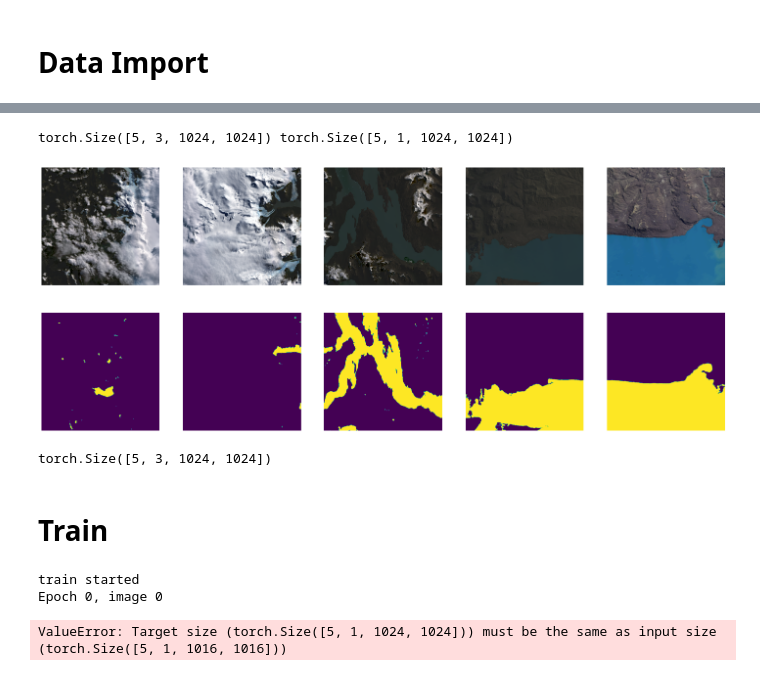
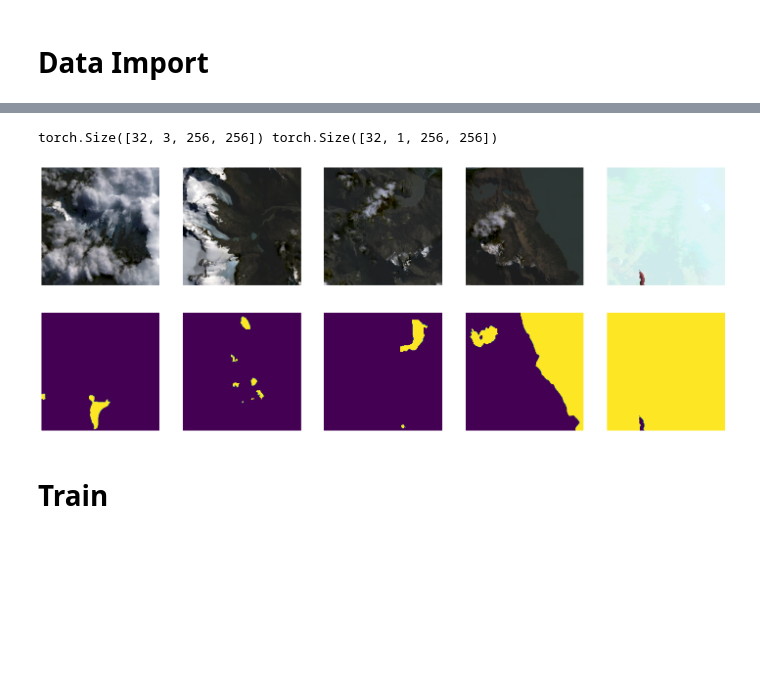
Before and after one commit to Chiffaa/Glacier-lakes-detection-using-multi-resolution-input-channels, a Jupyter notebook: demo.ipynb, the cells around one changed output, grey strips where cells are left out. Drawn from its saved outputs; the diff is of its cells as text; code cells hidden in the pictures; blank space fills up the shorter version.

```diff
--- a/demo.ipynb
+++ b/demo.ipynb
@@ -29,27 +43,21 @@ print(len(test_dataset))
-# %%
-train_loader = torch.utils.data.DataLoader(dataset=train_dataset, batch_size=batch_size)
-val_loader = torch.utils.data.DataLoader(dataset=val_dataset, batch_size=batch_size)
-test_loader = torch.utils.data.DataLoader(dataset=test_dataset, batch_size=batch_size)
-
-examples_train = iter(train_loader)
-samples_train, labels_train = next(examples_train)
-print(samples_train.shape, labels_train.shape)
-# %% [output]
-torch.Size([5, 3, 1024, 1024]) torch.Size([5, 1, 1024, 1024])
+# %%
+loaders = get_loaders(patch_size=256, data_path='../', val_split=0.2, batch_size=BATCH_SIZE)
+
+examples_train = iter(loaders['train_loader'])
+samples_train, labels_train = next(examples_train)
+print(samples_train.shape, labels_train.shape)
+# %% [output]
+torch.Size([32, 3, 256, 256]) torch.Size([32, 1, 256, 256])
 # %%
 plt.figure(figsize=(25, 10))
 for i in range(5):
     ax = plt.subplot(2, 5, i + 1)
-    plt.imshow(samples_train[i+10].permute(1,2,0))
+    plt.imshow(samples_train[i+7].permute(1,2,0))
     plt.axis("off")
     ax = plt.subplot(2, 5, i + 6)
-    plt.imshow(labels_train[i+10].permute(1,2,0))
+    plt.imshow(labels_train[i+7].permute(1,2,0))
     plt.axis("off")
 # %% [output]
-[figure, old version]
+[figure, new version]
-# %%
-samples_train.shape
-# %% [output]
-torch.Size([5, 3, 1024, 1024])
 # %% [markdown]
 # Train
@@ -79,10 +65,3 @@ def train(loader, model, optimizer, loss_fn):
 model = UNet(in_channels=3, out_channels=1).to(DEVICE)
 loss_fn = nn.BCEWithLogitsLoss()
 optimizer = optim.Adam(model.parameters(), lr=LEARNING_RATE)
-# %%
-for i in range(NUM_EPOCHS):
-    train(train_loader, model, optimizer, loss_fn)
-# %% [output]
-train started
-Epoch 0, image 0
-ValueError: Target size (torch.Size([5, 1, 1024, 1024])) must be the same as input size (torch.Size([5, 1, 1016, 1016]))
```
Also changed, not shown: parts of 11 cells of this notebook, 3 other files.
